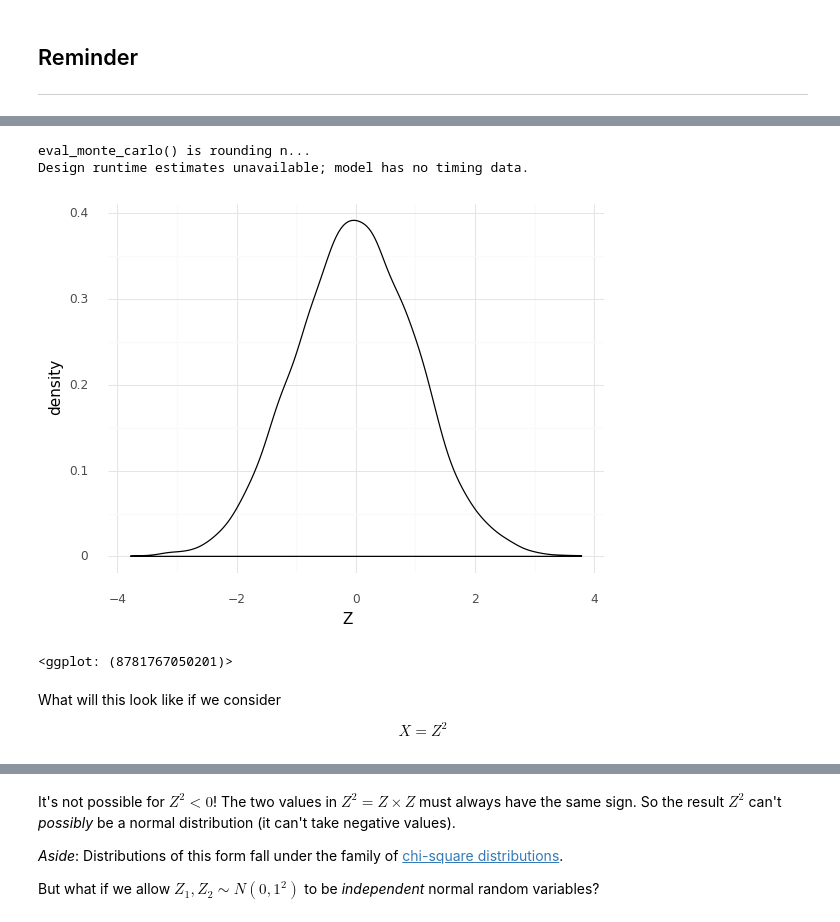
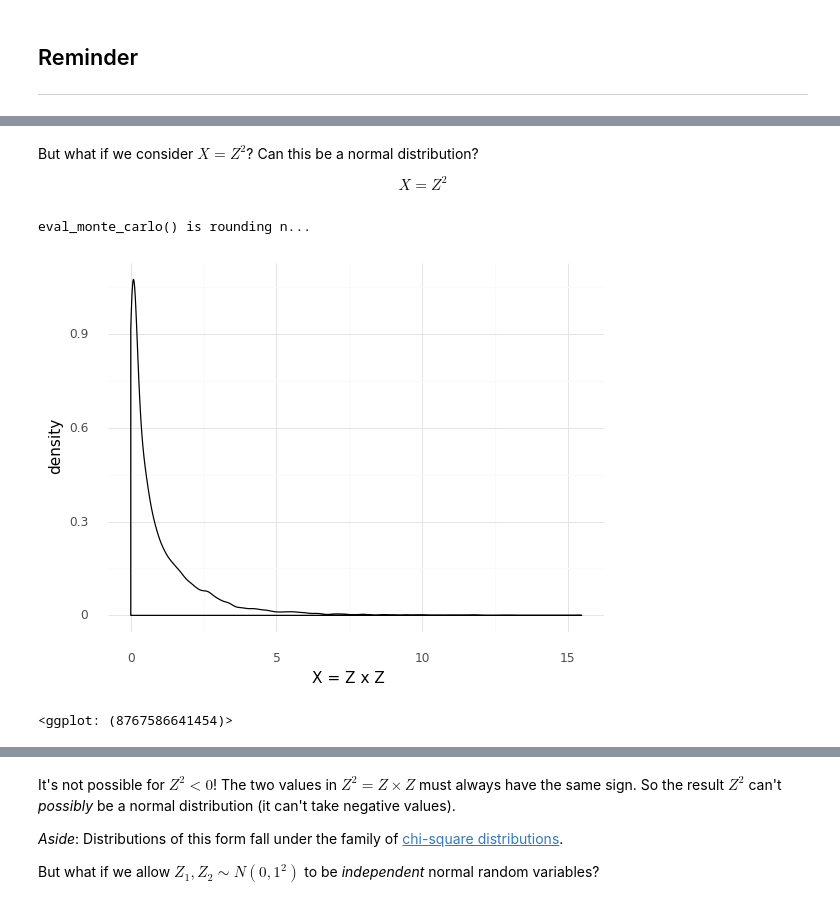
Before and after one commit to zdelrosario/pdo-notes, a Jupyter notebook: day13.ipynb, the cells around one changed output, grey strips where cells are left out. Drawn from its saved outputs; the diff is of its cells as text; code cells hidden in the pictures.

```diff
--- a/day13.ipynb
+++ b/day13.ipynb
@@ -69,22 +176,27 @@ Let's let $Z$ be normally distributed; we write $Z \sim N(\mu, \sigma^2)$.
+# %% [markdown]
+But what if we consider $X = Z^2$? Can this be a normal distribution?
+
+$$X = Z^2$$
 # %%
 (
     ## Build a simple model
     gr.Model()
+    >> gr.cp_vec_function(
+        fun=lambda df: gr.df_make(X=df.Z**2),
+        var=["Z"],
+        out=["X"],
+    )
     >> gr.cp_marginals(Z=dict(dist="norm", loc=0, scale=1))
     >> gr.cp_copula_independence()
     ## Approximate distribution using Monte Carlo
-    >> gr.ev_monte_carlo(n=1e4, df_det="nom", skip=True)
+    >> gr.ev_monte_carlo(n=1e4, df_det="nom")
     ## Visualize
-    >> ggplot(aes("Z"))
+    >> ggplot(aes("X"))
     + geom_density()
     + theme_minimal()
+    + labs(x="X = Z x Z")
 )
 # %% [output]
 eval_monte_carlo() is rounding n...
-Design runtime estimates unavailable; model has no timing data.
-[figure, old version]
+[figure, new version]
-<ggplot: (8781767050201)>
+<ggplot: (8767586641454)>
-# %% [markdown]
-What will this look like if we consider
-
-$$X = Z^2$$
```
Also changed, not shown: parts of 42 cells of this notebook.
